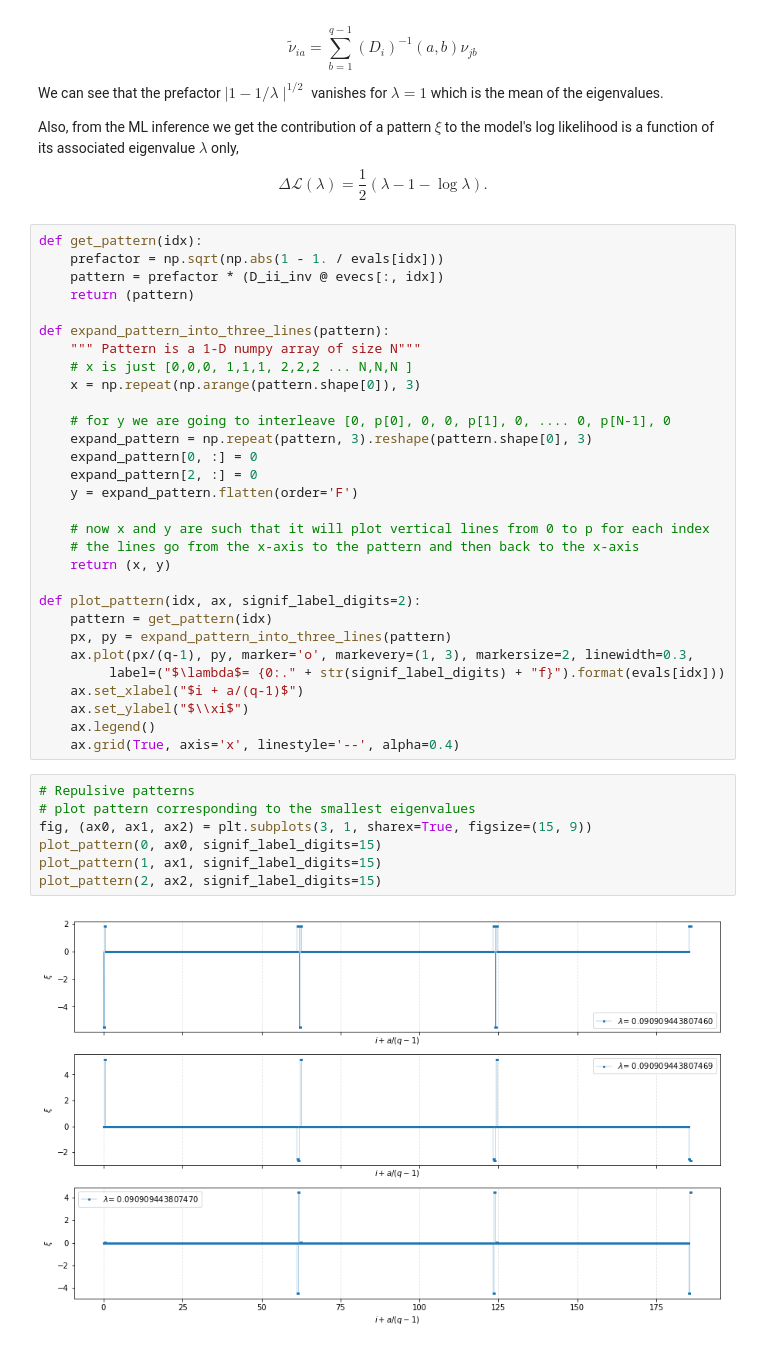
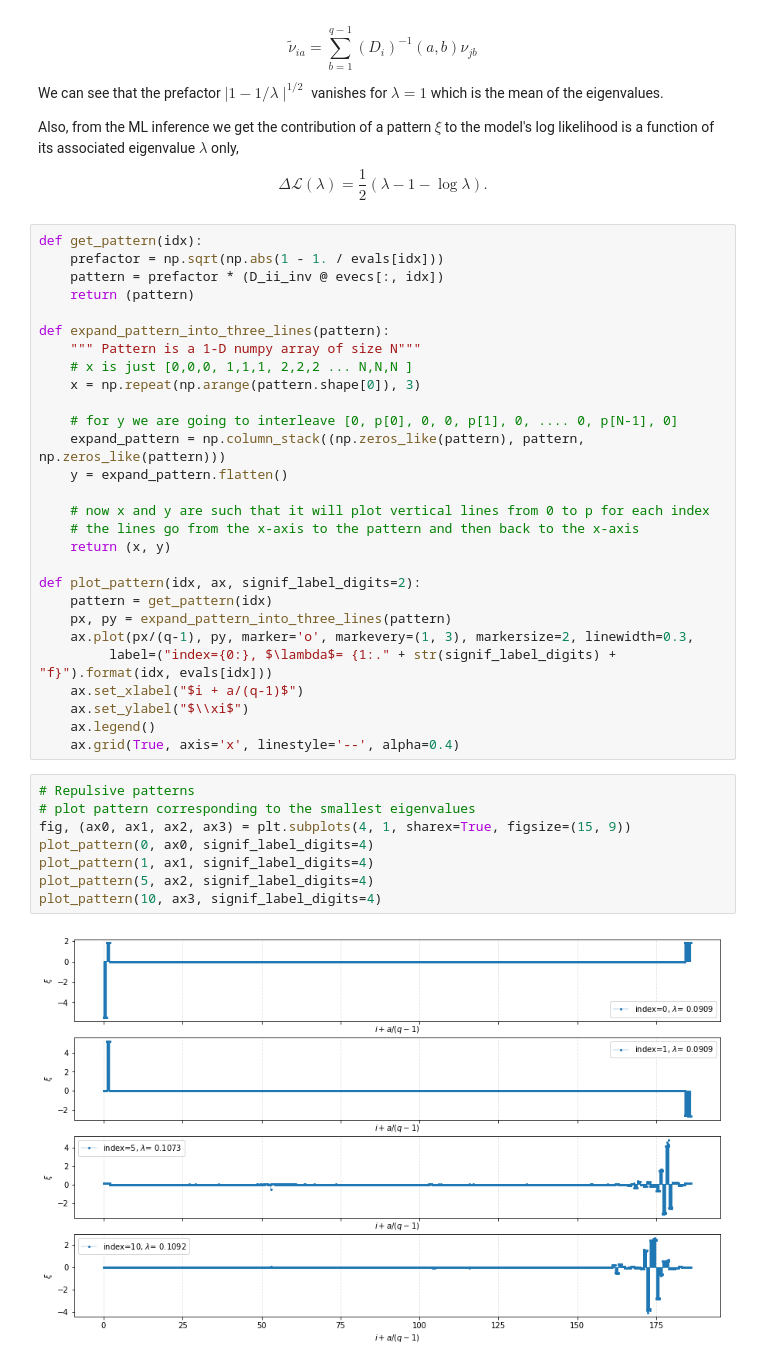
Before and after one commit to sameerd/Romerolab, a Jupyter notebook: projects/PCA_to_DCA/notebooks/PCA_to_DCA.ipynb, the cells around one changed output. Cells and saved outputs as stored; diff of their text form.

Commit message:
Fixing bug in plots.

```diff
--- a/projects/PCA_to_DCA/notebooks/PCA_to_DCA.ipynb
+++ b/projects/PCA_to_DCA/notebooks/PCA_to_DCA.ipynb
@@ -380,11 +380,9 @@ def expand_pattern_into_three_lines(pattern):
     # x is just [0,0,0, 1,1,1, 2,2,2 ... N,N,N ]
     x = np.repeat(np.arange(pattern.shape[0]), 3)
 
-    # for y we are going to interleave [0, p[0], 0, 0, p[1], 0, .... 0, p[N-1], 0
-    expand_pattern = np.repeat(pattern, 3).reshape(pattern.shape[0], 3)
-    expand_pattern[0, :] = 0
-    expand_pattern[2, :] = 0
-    y = expand_pattern.flatten(order='F')
+    # for y we are going to interleave [0, p[0], 0, 0, p[1], 0, .... 0, p[N-1], 0]
+    expand_pattern = np.column_stack((np.zeros_like(pattern), pattern, np.zeros_like(pattern)))
+    y = expand_pattern.flatten()
 
     # now x and y are such that it will plot vertical lines from 0 to p for each index
     # the lines go from the x-axis to the pattern and then back to the x-axis
@@ -394,7 +392,7 @@ def plot_pattern(idx, ax, signif_label_digits=2):
     pattern = get_pattern(idx)
     px, py = expand_pattern_into_three_lines(pattern)
     ax.plot(px/(q-1), py, marker='o', markevery=(1, 3), markersize=2, linewidth=0.3,
-         label=("$\lambda$= {0:." + str(signif_label_digits) + "f}").format(evals[idx]))
+         label=("index={0:}, $\lambda$= {1:." + str(signif_label_digits) + "f}").format(idx, evals[idx]))
     ax.set_xlabel("$i + a/(q-1)$")
     ax.set_ylabel("$\\xi$")
     ax.legend()
@@ -402,12 +400,13 @@ def plot_pattern(idx, ax, signif_label_digits=2):
 # %%
 # Repulsive patterns
 # plot pattern corresponding to the smallest eigenvalues
-fig, (ax0, ax1, ax2) = plt.subplots(3, 1, sharex=True, figsize=(15, 9))
-plot_pattern(0, ax0, signif_label_digits=15)
-plot_pattern(1, ax1, signif_label_digits=15)
-plot_pattern(2, ax2, signif_label_digits=15)
+fig, (ax0, ax1, ax2, ax3) = plt.subplots(4, 1, sharex=True, figsize=(15, 9))
+plot_pattern(0, ax0, signif_label_digits=4)
+plot_pattern(1, ax1, signif_label_digits=4)
+plot_pattern(5, ax2, signif_label_digits=4)
+plot_pattern(10, ax3, signif_label_digits=4)
 # %% [output]
-[figure, old version]
+[figure, new version]
 # %%
 # Attractive patterns
 # plot pattern corresponding to the largest eigenvalue
```
Also changed, not shown: parts of 4 cells of this notebook.
